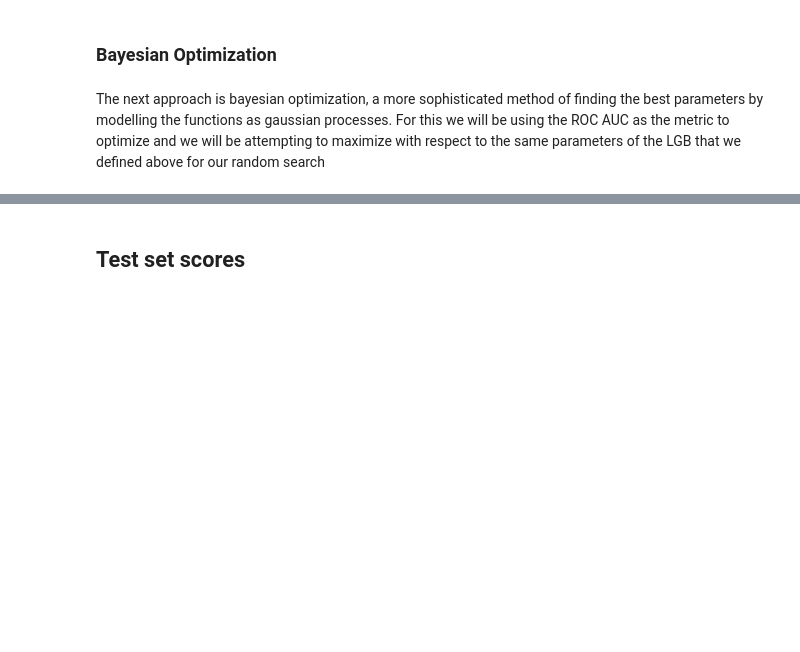
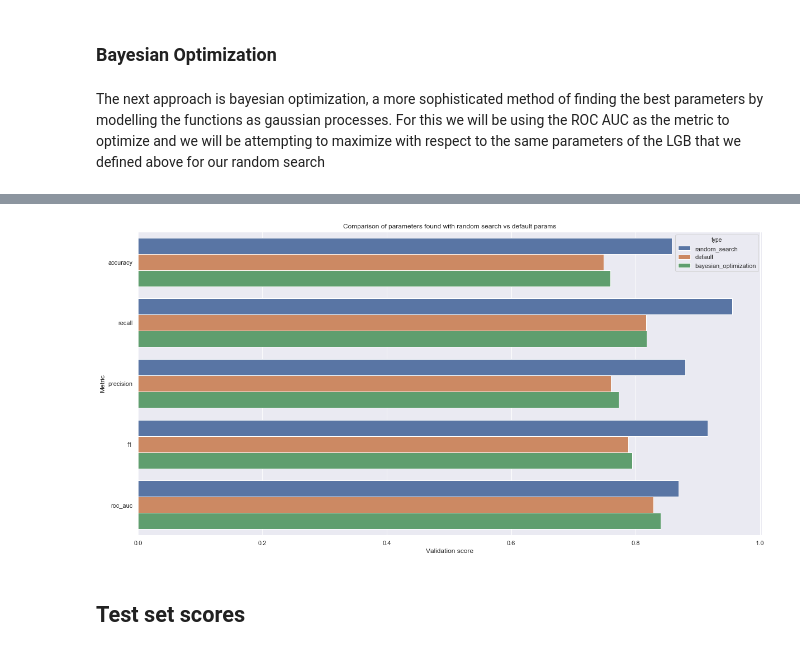
Before and after one commit to ArmandSyah/csi4106-repo, a Jupyter notebook: Notebooks/LightGBM.ipynb, the cells around one changed output, grey strips where cells are left out. Drawn from its saved outputs; the diff is of its cells as text; code cells hidden in the pictures; blank space fills up the shorter version.

```diff
--- a/Notebooks/LightGBM.ipynb
+++ b/Notebooks/LightGBM.ipynb
@@ -282,0 +330,23 @@ LightGBMError: Check failed: num_leaves >1 at C:\Users\VssAdministrator\AppData\
+# %%
+# Get best parameters from optimizer
+params = optimizer.max['params']
+max_depth = int(round(params['max_depth']))
+min_child_samples = int(round(params['min_child_samples']))
+min_child_weight = params['min_child_weight']
+n_estimators = int(round(params['n_estimators']))
+num_leaves = int(round(params['num_leaves']))
+reg_alpha = params['reg_alpha']
+reg_lambda = params['reg_lambda']
+
+# Define new LGB with best params
+clf_lgb = lgb.LGBMClassifier(num_leaves = num_leaves,
+                             max_depth = max_depth,
+                             min_child_samples = min_child_samples,
+                             min_child_weight = min_child_weight,
+                             n_estimators = n_estimators,
+                             reg_alpha = reg_alpha,
+                             reg_lambda = reg_lambda,
+                             n_jobs = -1)
+
+# Cross val
+scores = util.cross_validate_scores(clf_lgb, X_train, y_train['sentiment'], cv=5, metrics=metrics)
@@ -283,2 +369,21 @@ LightGBMError: Check failed: num_leaves >1 at C:\Users\VssAdministrator\AppData\
+# %%
+# Compare score with other parameters
+
+scores['type'] = 'bayesian_optimization'
+
+combined_scores3 = combined_scores.append(scores)
+
+# Save
+combined_scores3.to_csv('../Models/lgb_combined_scores.csv')
+
+# Barplot comparing scores
+f = plt.figure(figsize=(20,10))
+g = sns.barplot(x = 'val_scores',
+                y = 'metric',
+                data = combined_scores3,
+                hue = 'type')
+g = g.set(ylabel='Metric', xlabel='Validation score', title='Comparison of parameters found with random search vs default params')
+# %% [output]
+[figure, added]
 # %% [markdown]
 ## Test set scores
```
Also changed, not shown: parts of 12 cells of this notebook, 3 other files.
